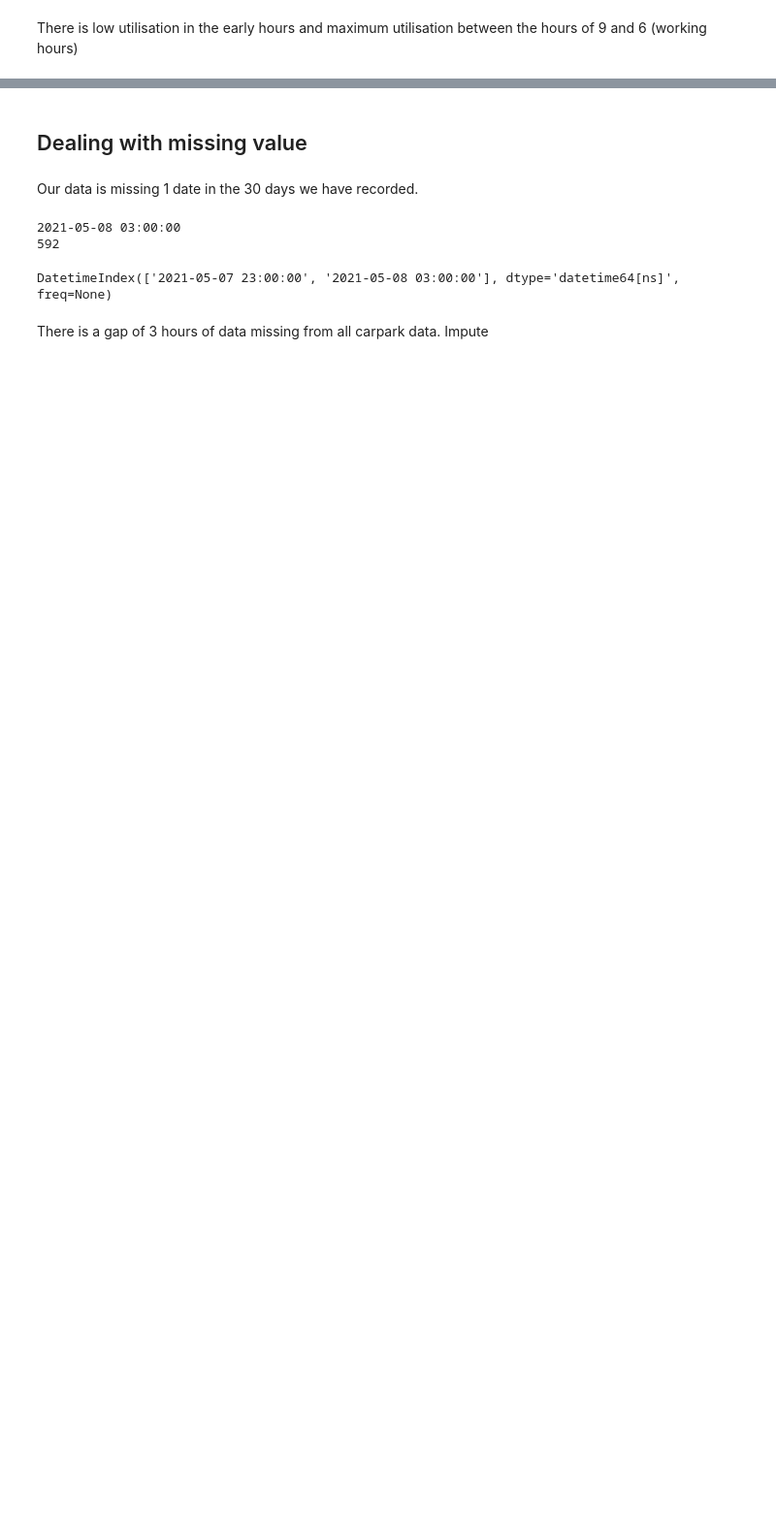
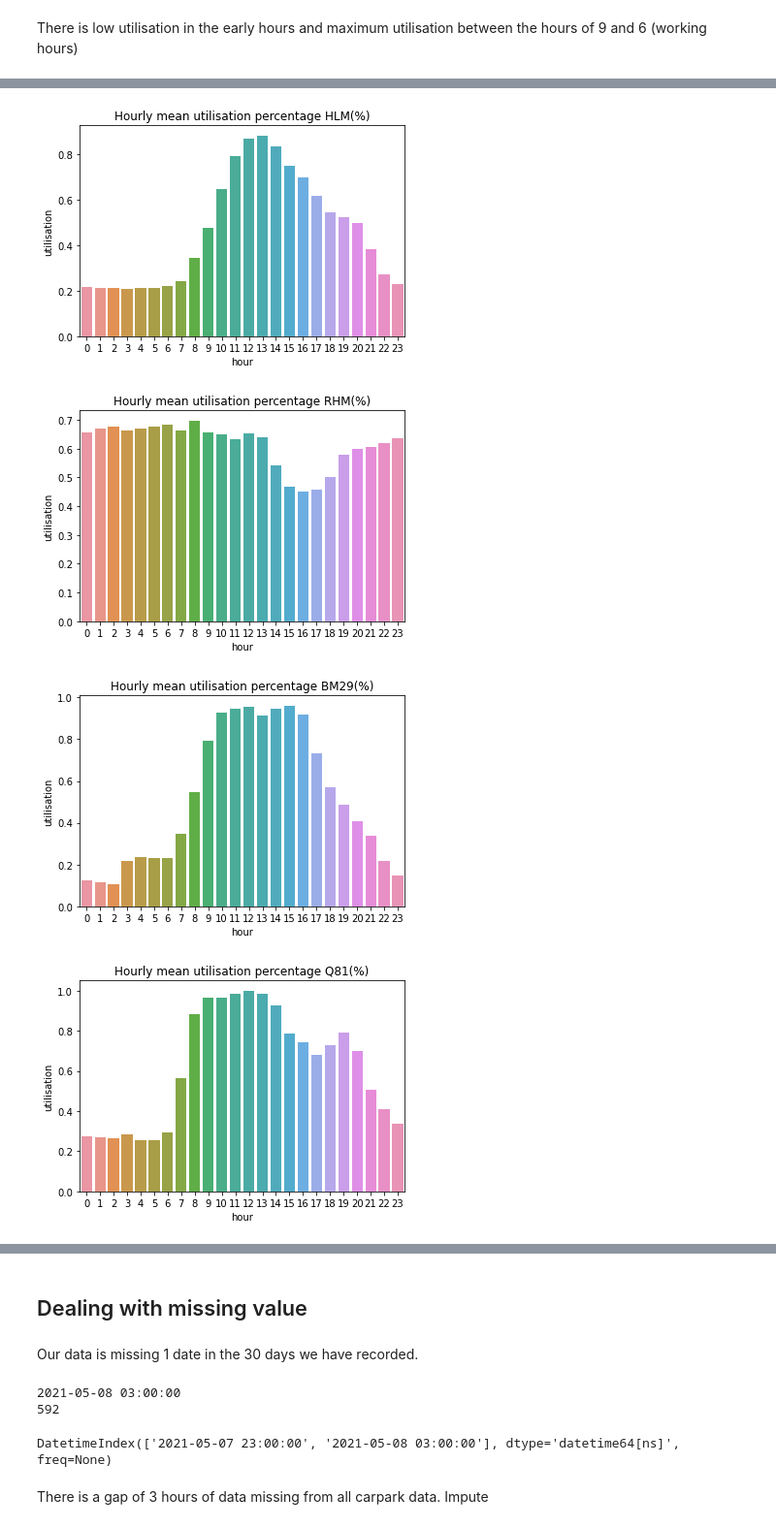
Before and after one commit to gab-lewis/parking-lot-app, a Jupyter notebook: EDA.ipynb, the cells around one changed output, grey strips where cells are left out. Shown: that part at 97% size. Cells and saved outputs as stored; diff of their text form; code cells hidden in the pictures; blank space fills up the shorter version.

```diff
--- a/EDA.ipynb
+++ b/EDA.ipynb
@@ -111,0 +155,18 @@ There is low utilisation in the early hours and maximum utilisation between the
+# %%
+for each in carpark_list[1:11]:
+    utilisation = dataset[each]['util_pct']
+    time = dataset[each]['timestamp']
+    timestamp = [datetime.strptime(x[:-6], '%Y-%m-%dT%H') for x in time]
+    df = pd.DataFrame({'utilisation':utilisation})
+    df.index = timestamp
+    hour_of_day = [x.hour for x in timestamp]
+    df["hour"] = hour_of_day
+    hourly_util = df.groupby("hour").mean()
+    sns.barplot(x=hourly_util.index, y=hourly_util['utilisation'])
+    plt.title(f"Hourly mean utilisation percentage {each}(%)")
+    plt.show()
+# %% [output]
+[figure, added]
+[figure, added]
+[figure, added]
+[figure, added]
```
Also changed, not shown: parts of 20 cells of this notebook, 5 other files.
